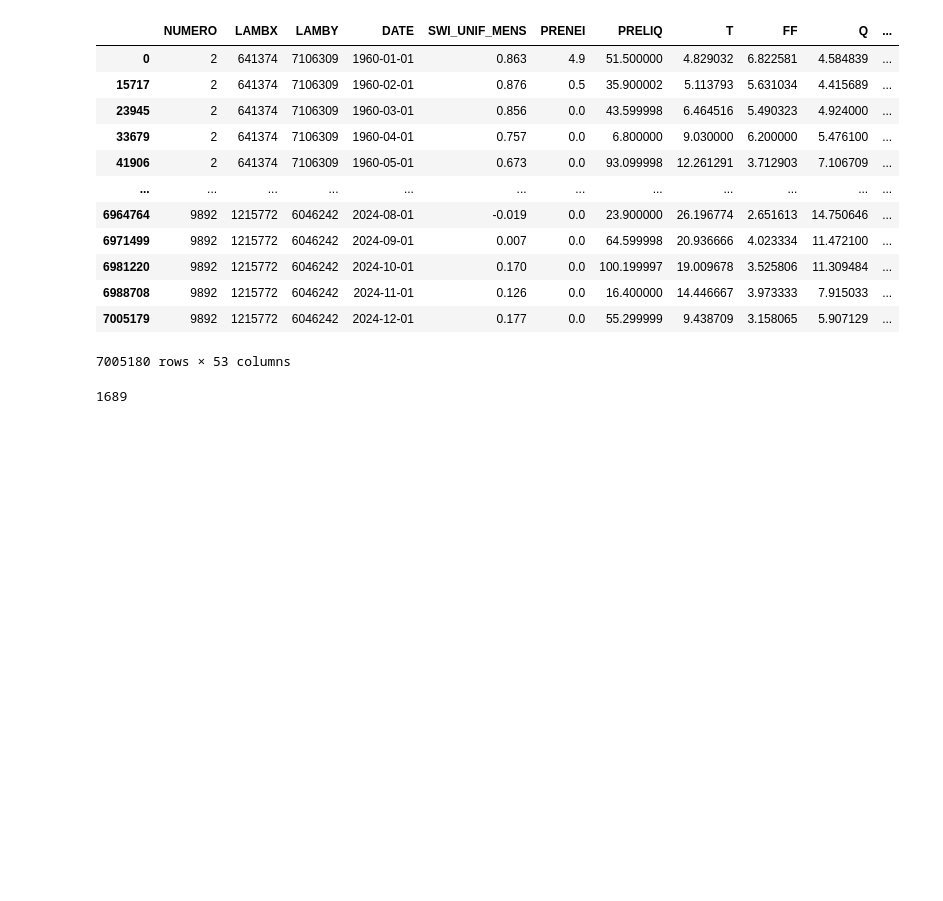
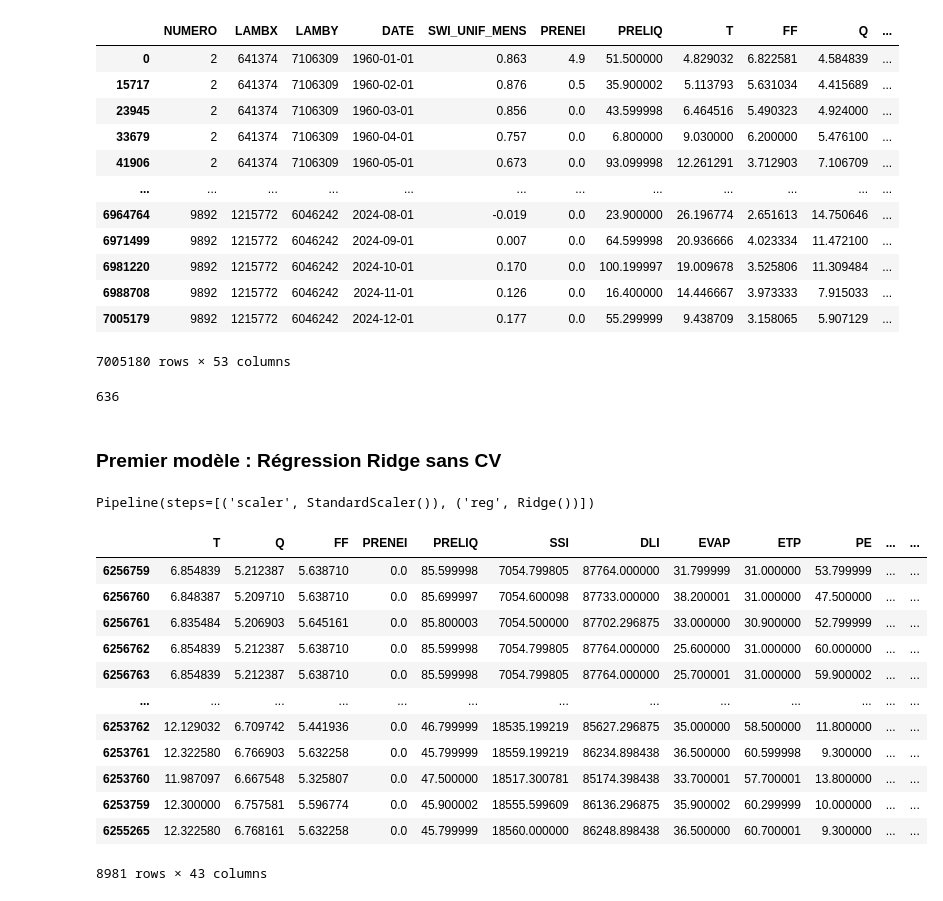
Before and after one commit to Lanouraf/Climate_Risk_Project_SWI_MS_A, a Jupyter notebook: modelisation.ipynb, the cells around one changed output. Saved outputs shown, nothing was run; the diff lists cells and outputs as text; code cells hidden in the pictures; blank space fills up the shorter version.

Commit message:
Ajout Ridge temporel

```diff
--- a/modelisation.ipynb
+++ b/modelisation.ipynb
@@ -172,6 +153,13 @@ y_train = train["SWI_UNIF_MENS"]
 # X et y de test
 X_test = test[X_cols]
 y_test = test["SWI_UNIF_MENS"]
+
+# Création de masques pour le découpage de la base d'entraînement
+masque_train_train = gdf["DATE"] < "2017-01-01"
+masque_val = (gdf["DATE"] >= "2017-01-01") & (gdf["DATE"] < "2018-01-01")
+
+# Dates uniques de la base de test
+dates_test = np.sort(gdf[gdf["DATE"] >= "2018-01-01"]['DATE'].unique())
 # %% [markdown]
 ### Premier modèle : Régression Ridge sans CV
 # %%
@@ -520,6 +508,7 @@ meteo_vars_added = [
 
 # Liste des variables explicatives
 X_cols = (
+    ["DATE"] +
     meteo_vars +
     meteo_vars_added +
     ["sin_month", "cos_month", "x", "y"]
@@ -532,8 +521,11 @@ X_cols = (
 ### Séparation des données en bases d'entraînement et de test ###
 
 
+# Filtrage de la base pour ne garder que les lignes avec SWI_UNIF_MENS_LAG2 non null
+gdf = gdf[gdf["SWI_UNIF_MENS_LAG2"].notna()]
+
 # Bases d'entraînement et de test
-train = gdf[(gdf["DATE"] < "2018-01-01") & (gdf["SWI_UNIF_MENS_LAG2"].notna())]
+train = gdf[gdf["DATE"] < "2018-01-01"]
 test  = gdf[gdf["DATE"] >= "2018-01-01"]
 
 # X et y d'entraînement
@@ -543,10 +535,16 @@ y_train = train["SWI_UNIF_MENS"]
 # X et y de test
 X_test = test[X_cols]
 y_test = test["SWI_UNIF_MENS"]
+
+# Création de masques pour le découpage de la base d'entraînement
+masque_train_train = gdf["DATE"] < "2017-01-01"
+masque_val = (gdf["DATE"] >= "2017-01-01") & (gdf["DATE"] < "2018-01-01")
 # %%
 ### Suppression de gdf pour libérer de la mémoire ###
 
 del gdf
 gc.collect()
 # %% [output]
-1689
+636
+# %% [markdown]
+### Premier modèle : Régression Ridge sans CV
@@ -552,0 +561,25 @@ gc.collect()
+# %%
+### Entraînement du modèle ###
+
+model_ridge_time.fit(X_train.drop(columns = ["DATE"], axis = 1), y_train)
+# %% [output]
+Pipeline(steps=[('scaler', StandardScaler()), ('reg', Ridge())])
+# %%
+current_date = dates_test[0]
+mask_current = (X_test["DATE"] == current_date)
+X_current = X_test.loc[mask_current].drop(columns = ["DATE", "SWI_UNIF_MENS_PRED"])
+X_current
+# %% [output]
+|  | T | Q | FF | PRENEI | PRELIQ | SSI | DLI | EVAP | ETP | PE | ... | ... |
+| 6256759 | 6.854839 | 5.212387 | 5.638710 | 0.0 | 85.599998 | 7054.799805 | 87764.000000 | 31.799999 | 31.000000 | 53.799999 | ... | ... |
+| 6256760 | 6.848387 | 5.209710 | 5.638710 | 0.0 | 85.699997 | 7054.600098 | 87733.000000 | 38.200001 | 31.000000 | 47.500000 | ... | ... |
+| 6256761 | 6.835484 | 5.206903 | 5.645161 | 0.0 | 85.800003 | 7054.500000 | 87702.296875 | 33.000000 | 30.900000 | 52.799999 | ... | ... |
+| 6256762 | 6.854839 | 5.212387 | 5.638710 | 0.0 | 85.599998 | 7054.799805 | 87764.000000 | 25.600000 | 31.000000 | 60.000000 | ... | ... |
+| 6256763 | 6.854839 | 5.212387 | 5.638710 | 0.0 | 85.599998 | 7054.799805 | 87764.000000 | 25.700001 | 31.000000 | 59.900002 | ... | ... |
+| ... | ... | ... | ... | ... | ... | ... | ... | ... | ... | ... | ... | ... |
+| 6253762 | 12.129032 | 6.709742 | 5.441936 | 0.0 | 46.799999 | 18535.199219 | 85627.296875 | 35.000000 | 58.500000 | 11.800000 | ... | ... |
+| 6253761 | 12.322580 | 6.766903 | 5.632258 | 0.0 | 45.799999 | 18559.199219 | 86234.898438 | 36.500000 | 60.599998 | 9.300000 | ... | ... |
+| 6253760 | 11.987097 | 6.667548 | 5.325807 | 0.0 | 47.500000 | 18517.300781 | 85174.398438 | 33.700001 | 57.700001 | 13.800000 | ... | ... |
+| 6253759 | 12.300000 | 6.757581 | 5.596774 | 0.0 | 45.900002 | 18555.599609 | 86136.296875 | 35.900002 | 60.299999 | 10.000000 | ... | ... |
+| 6255265 | 12.322580 | 6.768161 | 5.632258 | 0.0 | 45.799999 | 18560.000000 | 86248.898438 | 36.500000 | 60.700001 | 9.300000 | ... | ... |
+8981 rows × 43 columns
```
Also changed, not shown: parts of 15 cells of this notebook.
